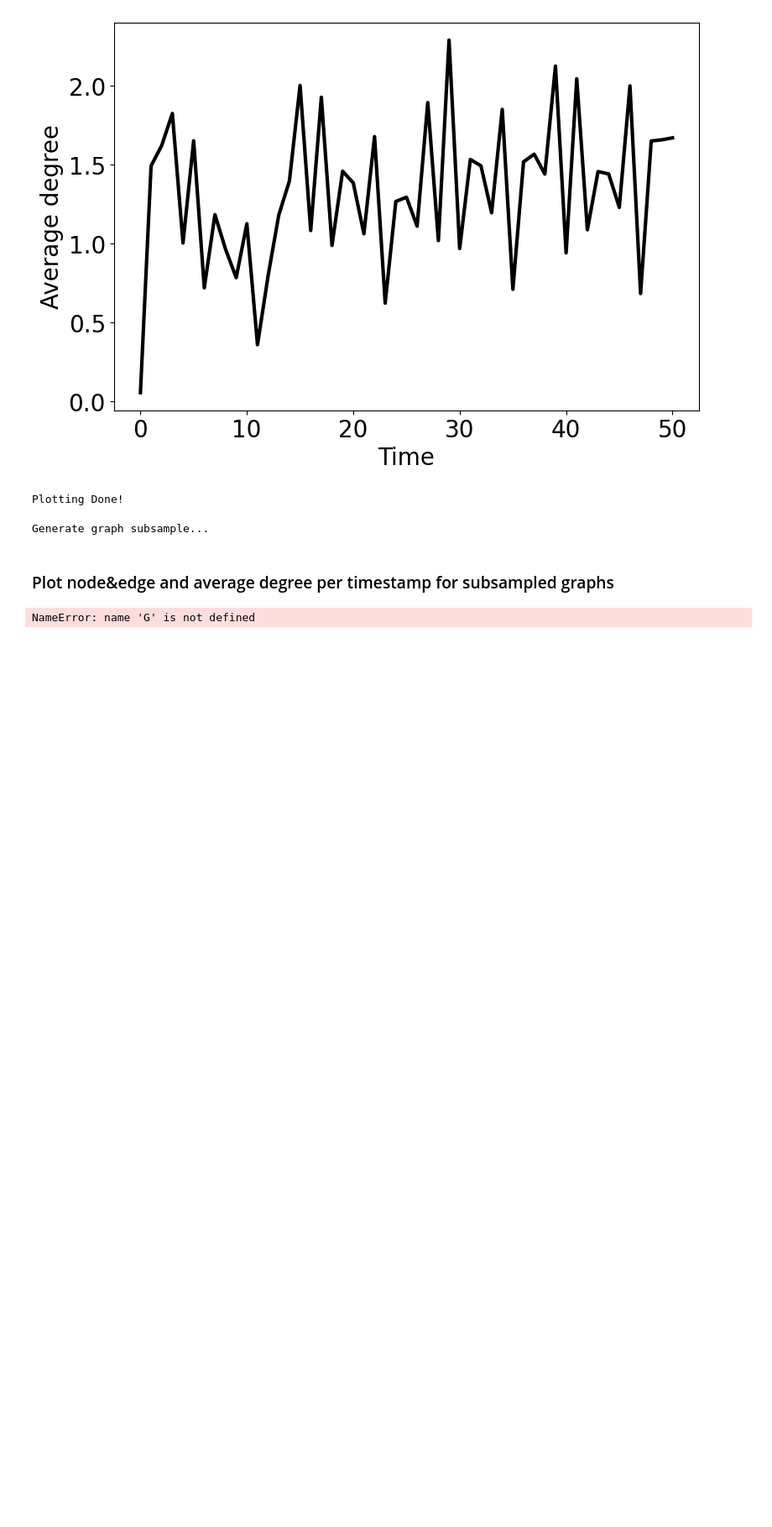
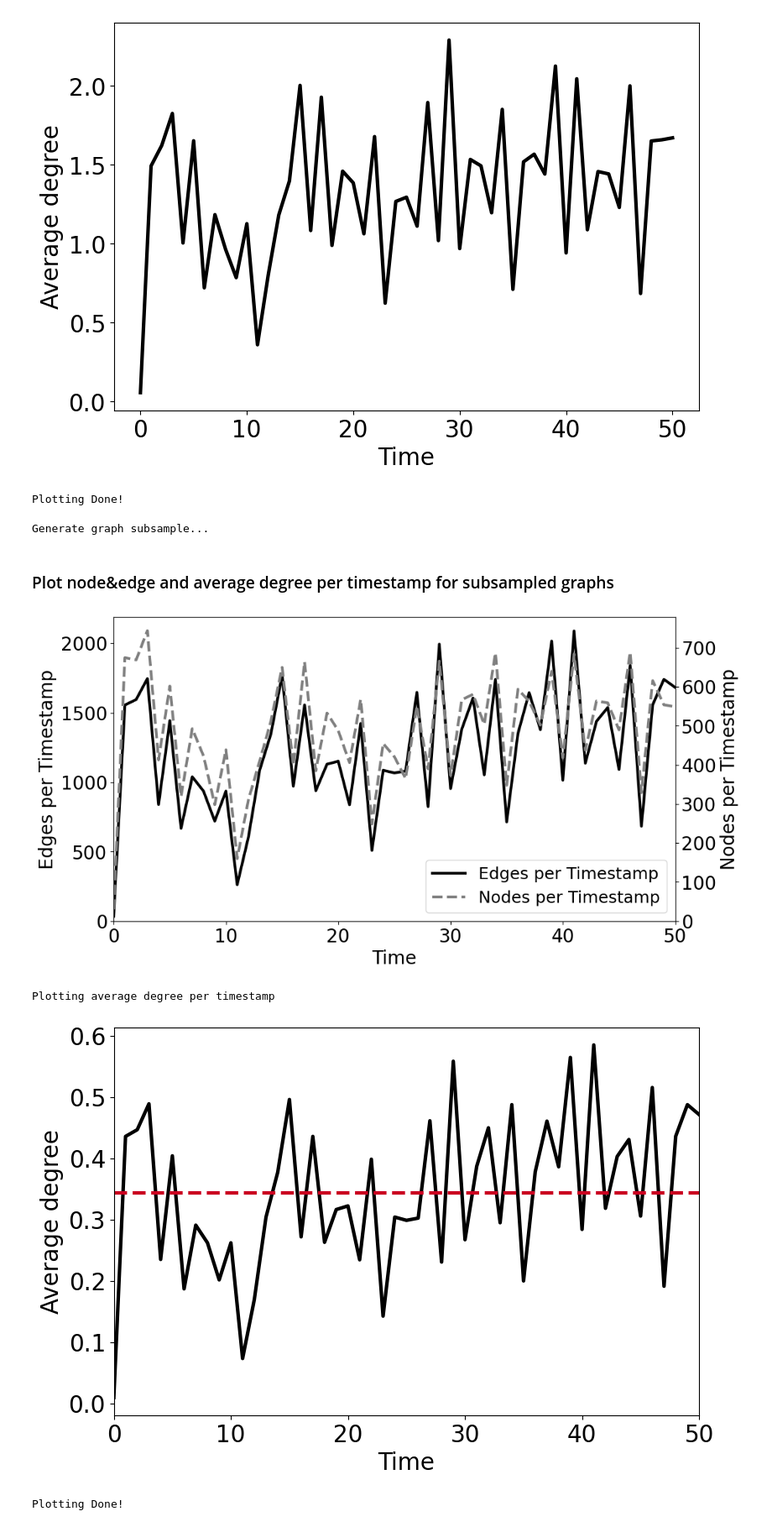
Before and after one commit to ComplexData-MILA/TGX, a Jupyter notebook: docs/tutorials/data_loader.ipynb, the cells around one changed output. Shown: that part at 84% size. Cells and saved outputs as stored; diff of their text form; code cells hidden in the pictures; blank space fills up the shorter version.

```diff
--- a/docs/tutorials/data_loader.ipynb
+++ b/docs/tutorials/data_loader.ipynb
@@ -85,7 +85,9 @@ Generate graph subsample...
 # %%
 plot_path = "./examples/plots/"
 tgx.nodes_and_edges_per_ts(G.subsampled_graph, network_name=dataset.name)
-total_nodes = G.number_of_nodes()
-tgx.average_degree_per_ts(G.subsampled_graph, total_nodes, network_name=dataset.name)
+tgx.average_degree_per_ts(G.subsampled_graph, G.number_of_nodes(), network_name=dataset.name)
 # %% [output]
+[figure, added]
-NameError: name 'G' is not defined
+Plotting average degree per timestamp
+[figure, added]
+Plotting Done!
```
Also changed, not shown: parts of 2 cells of this notebook, 55 other files.
